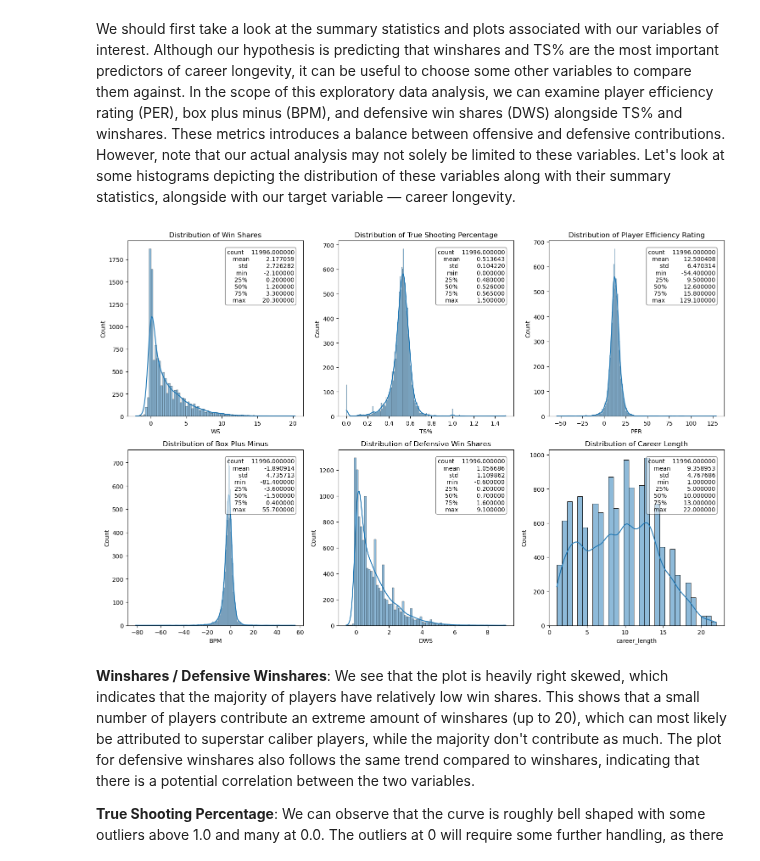
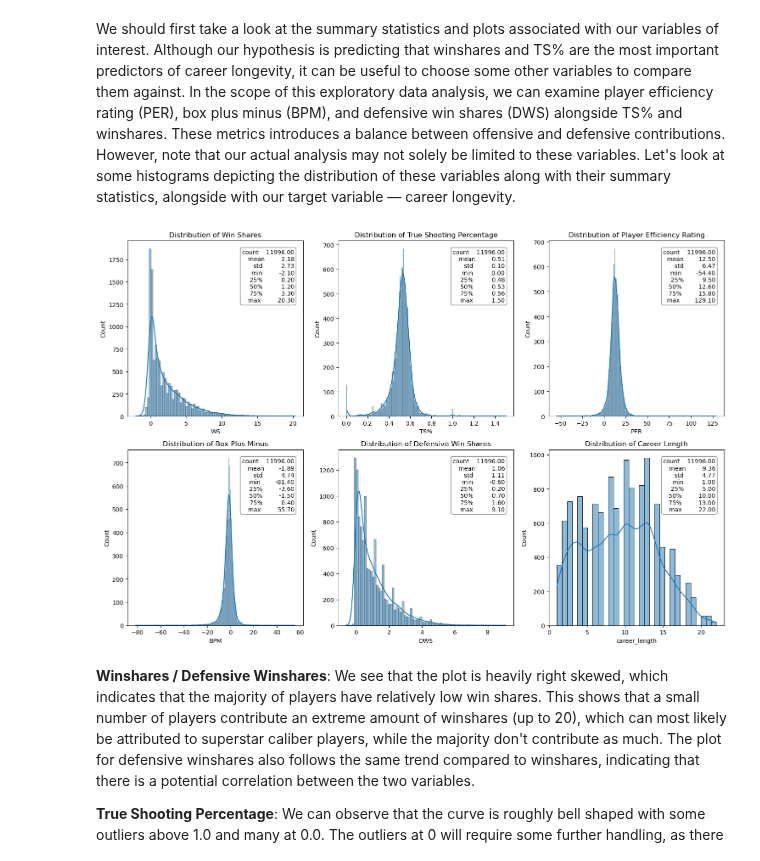
Before and after one commit to rikcy0/NBA-Career-Arc-Predicting-Longevity-Through-Performance-Metrics, a Jupyter notebook: EDACheckpoint_Group117_WI25.ipynb, the cells around one changed output. Saved outputs shown, nothing was run; the diff lists cells and outputs as text; code cells hidden in the pictures.

Commit message:
Updated histogram styling

```diff
--- a/EDACheckpoint_Group117_WI25.ipynb
+++ b/EDACheckpoint_Group117_WI25.ipynb
@@ -310,22 +310,22 @@ We should first take a look at the summary statistics and plots associated with
 # %%
 variables = ['WS', 'TS%', 'PER', 'BPM', 'DWS', 'career_length']
 actual_names = ['Win Shares', 'True Shooting Percentage', 'Player Efficiency Rating',
                 'Box Plus Minus', 'Defensive Win Shares', 'Career Length']
 
 fig, axes = plt.subplots(2, 3, figsize=(15, 10))
 
 for ax, var, name in zip(axes.flatten(), variables, actual_names):
     sns.histplot(data=df, x=var, kde=True, ax=ax)
-    stats = df[var].describe()
+    stats = df[var].describe().round(2)
     ax.text(0.95, 0.95, stats.to_string(), transform=ax.transAxes,
             fontsize=10, verticalalignment='top', horizontalalignment='right',
             bbox=dict(boxstyle="round", facecolor="white", alpha=0.5))
     ax.set_title(f'Distribution of {name}')
 
 plt.tight_layout()
 plt.show()
 # %% [output]
-[figure, old version]
+[figure, new version]
 # %% [markdown]
 **Winshares / Defensive Winshares**: We see that the plot is heavily right skewed, which indicates that the majority of players have relatively low win shares. This shows that a small number of players contribute an extreme amount of winshares (up to 20), which can most likely be attributed to superstar caliber players, while the majority don't contribute as much. The plot for defensive winshares also follows the same trend compared to winshares, indicating that there is a potential correlation between the two variables.
 
```
